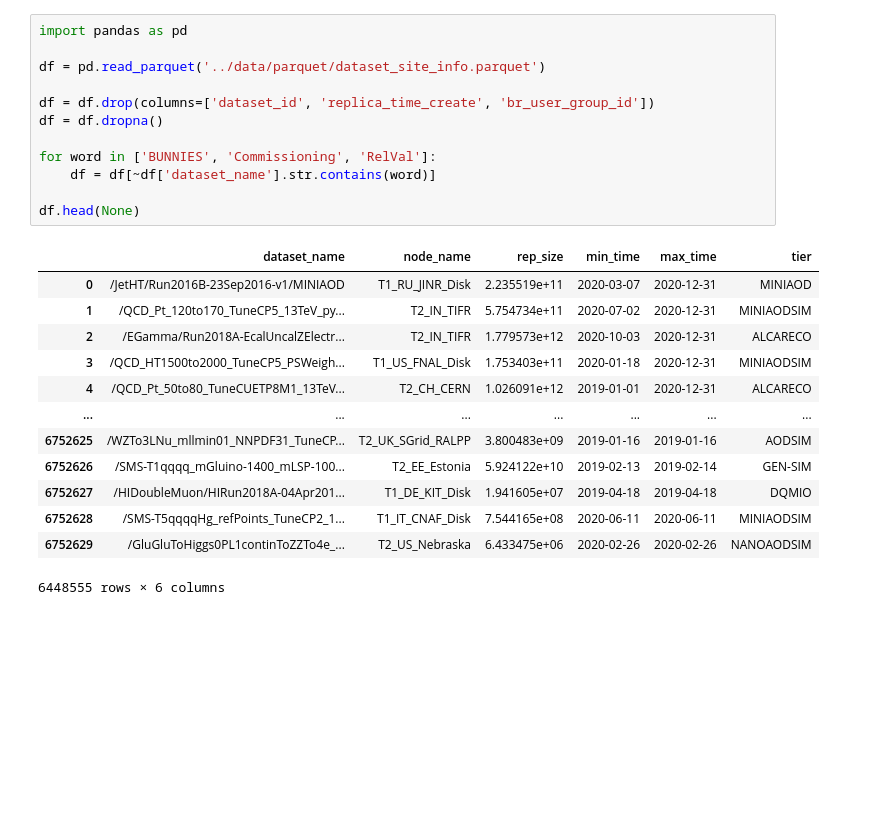
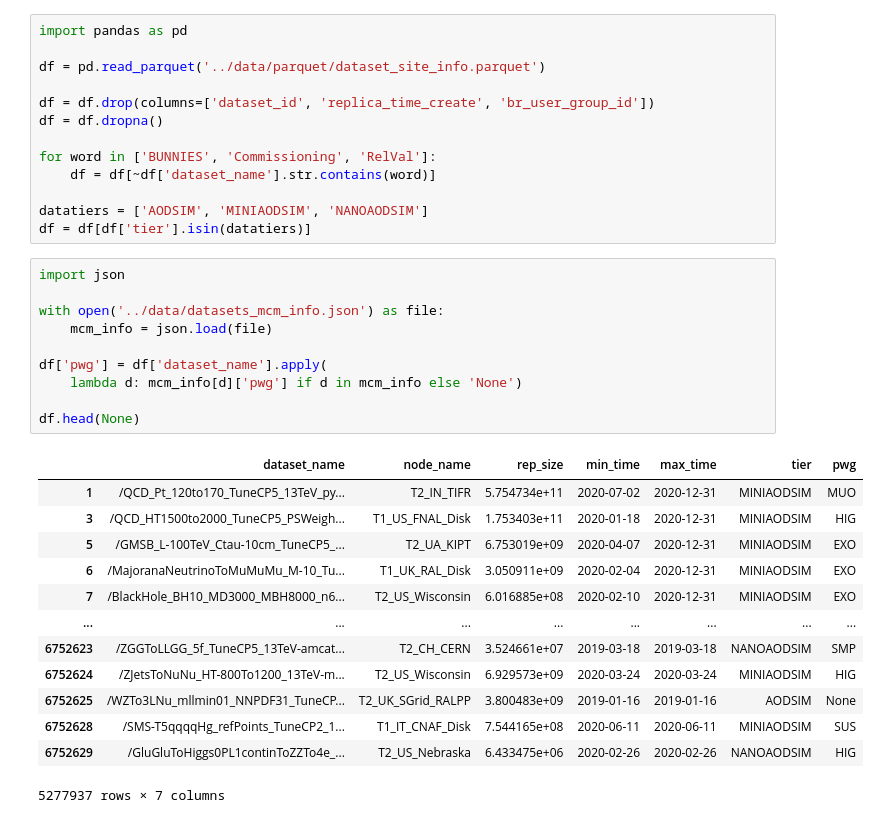
Before and after one commit to SimoneGasperini/cms-cmSim, a Jupyter notebook: notebooks/site_example.ipynb, the cells around one changed output. Saved outputs shown, nothing was run; the diff lists cells and outputs as text; blank space fills up the shorter version.

```diff
--- a/notebooks/site_example.ipynb
+++ b/notebooks/site_example.ipynb
@@ -9,21 +9,32 @@ df = df.dropna()
 for word in ['BUNNIES', 'Commissioning', 'RelVal']:
     df = df[~df['dataset_name'].str.contains(word)]
 
-df.head(None)
+datatiers = ['AODSIM', 'MINIAODSIM', 'NANOAODSIM']
+df = df[df['tier'].isin(datatiers)]
-# %% [output]
-|  | dataset_name | node_name | rep_size | min_time | max_time | tier |
-| 0 | /JetHT/Run2016B-23Sep2016-v1/MINIAOD | T1_RU_JINR_Disk | 2.235519e+11 | 2020-03-07 | 2020-12-31 | MINIAOD |
-| 1 | /QCD_Pt_120to170_TuneCP5_13TeV_py... | T2_IN_TIFR | 5.754734e+11 | 2020-07-02 | 2020-12-31 | MINIAODSIM |
-| 2 | /EGamma/Run2018A-EcalUncalZElectr... | T2_IN_TIFR | 1.779573e+12 | 2020-10-03 | 2020-12-31 | ALCARECO |
-| 3 | /QCD_HT1500to2000_TuneCP5_PSWeigh... | T1_US_FNAL_Disk | 1.753403e+11 | 2020-01-18 | 2020-12-31 | MINIAODSIM |
-| 4 | /QCD_Pt_50to80_TuneCUETP8M1_13TeV... | T2_CH_CERN | 1.026091e+12 | 2019-01-01 | 2020-12-31 | ALCARECO |
-| ... | ... | ... | ... | ... | ... | ... |
-| 6752625 | /WZTo3LNu_mllmin01_NNPDF31_TuneCP... | T2_UK_SGrid_RALPP | 3.800483e+09 | 2019-01-16 | 2019-01-16 | AODSIM |
-| 6752626 | /SMS-T1qqqq_mGluino-1400_mLSP-100... | T2_EE_Estonia | 5.924122e+10 | 2019-02-13 | 2019-02-14 | GEN-SIM |
-| 6752627 | /HIDoubleMuon/HIRun2018A-04Apr201... | T1_DE_KIT_Disk | 1.941605e+07 | 2019-04-18 | 2019-04-18 | DQMIO |
-| 6752628 | /SMS-T5qqqqHg_refPoints_TuneCP2_1... | T1_IT_CNAF_Disk | 7.544165e+08 | 2020-06-11 | 2020-06-11 | MINIAODSIM |
-| 6752629 | /GluGluToHiggs0PL1continToZZTo4e_... | T2_US_Nebraska | 6.433475e+06 | 2020-02-26 | 2020-02-26 | NANOAODSIM |
-6448555 rows × 6 columns
+# %%
+import json
+
+with open('../data/datasets_mcm_info.json') as file:
+    mcm_info = json.load(file)
+
+df['pwg'] = df['dataset_name'].apply(
+    lambda d: mcm_info[d]['pwg'] if d in mcm_info else 'None')
+
+df.head(None)
+# %% [output]
+|  | dataset_name | node_name | rep_size | min_time | max_time | tier | pwg |
+| 1 | /QCD_Pt_120to170_TuneCP5_13TeV_py... | T2_IN_TIFR | 5.754734e+11 | 2020-07-02 | 2020-12-31 | MINIAODSIM | MUO |
+| 3 | /QCD_HT1500to2000_TuneCP5_PSWeigh... | T1_US_FNAL_Disk | 1.753403e+11 | 2020-01-18 | 2020-12-31 | MINIAODSIM | HIG |
+| 5 | /GMSB_L-100TeV_Ctau-10cm_TuneCP5_... | T2_UA_KIPT | 6.753019e+09 | 2020-04-07 | 2020-12-31 | MINIAODSIM | EXO |
+| 6 | /MajoranaNeutrinoToMuMuMu_M-10_Tu... | T1_UK_RAL_Disk | 3.050911e+09 | 2020-02-04 | 2020-12-31 | MINIAODSIM | EXO |
+| 7 | /BlackHole_BH10_MD3000_MBH8000_n6... | T2_US_Wisconsin | 6.016885e+08 | 2020-02-10 | 2020-12-31 | MINIAODSIM | EXO |
+| ... | ... | ... | ... | ... | ... | ... | ... |
+| 6752623 | /ZGGToLLGG_5f_TuneCP5_13TeV-amcat... | T2_CH_CERN | 3.524661e+07 | 2019-03-18 | 2019-03-18 | NANOAODSIM | SMP |
+| 6752624 | /ZJetsToNuNu_HT-800To1200_13TeV-m... | T2_US_Wisconsin | 6.929573e+09 | 2020-03-24 | 2020-03-24 | MINIAODSIM | HIG |
+| 6752625 | /WZTo3LNu_mllmin01_NNPDF31_TuneCP... | T2_UK_SGrid_RALPP | 3.800483e+09 | 2019-01-16 | 2019-01-16 | AODSIM | None |
+| 6752628 | /SMS-T5qqqqHg_refPoints_TuneCP2_1... | T1_IT_CNAF_Disk | 7.544165e+08 | 2020-06-11 | 2020-06-11 | MINIAODSIM | SUS |
+| 6752629 | /GluGluToHiggs0PL1continToZZTo4e_... | T2_US_Nebraska | 6.433475e+06 | 2020-02-26 | 2020-02-26 | NANOAODSIM | HIG |
+5277937 rows × 7 columns
 # %%
 from cmSim.site import Site
 
```
Also changed, not shown: parts of 2 cells of this notebook, 2 other files.
